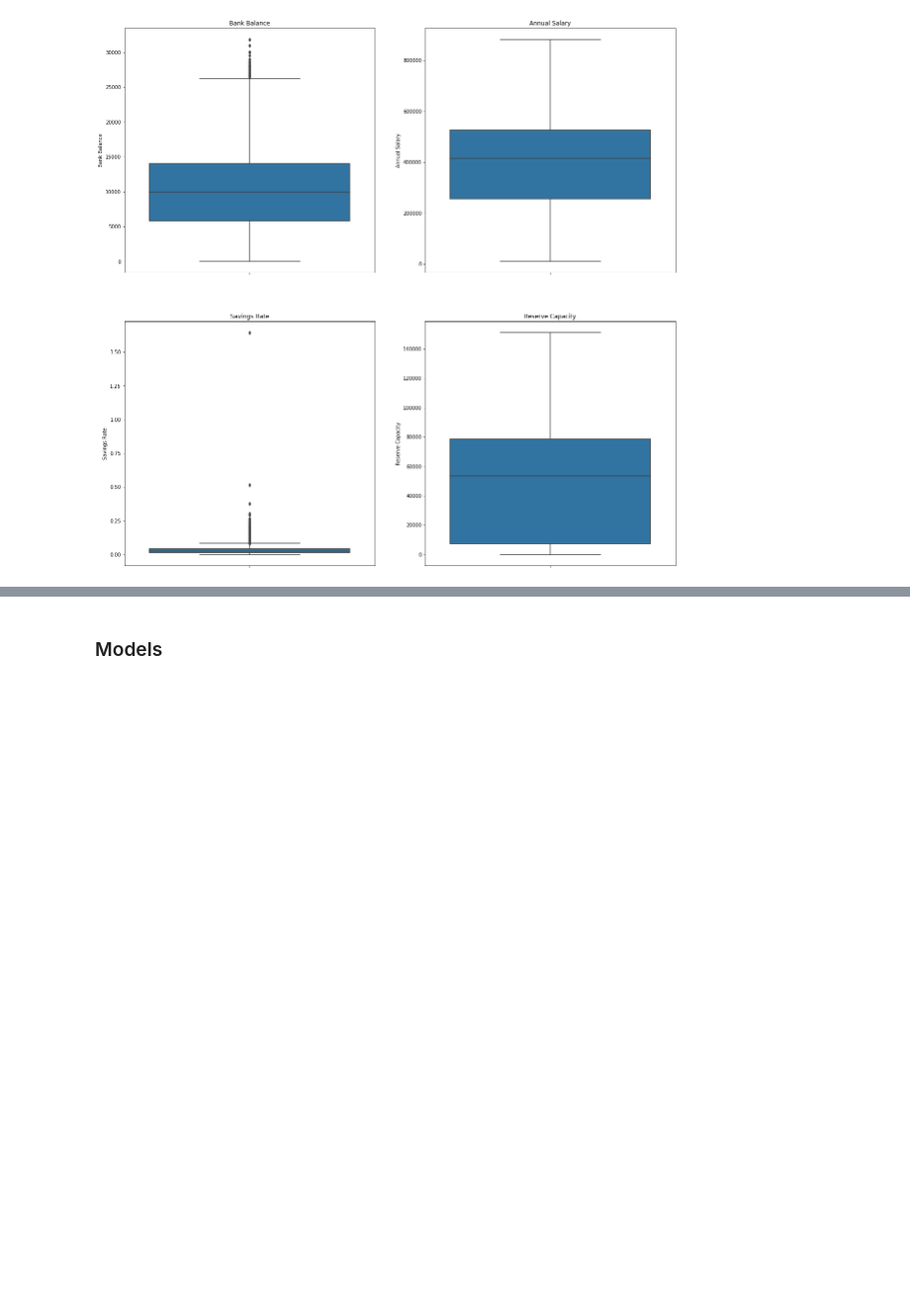
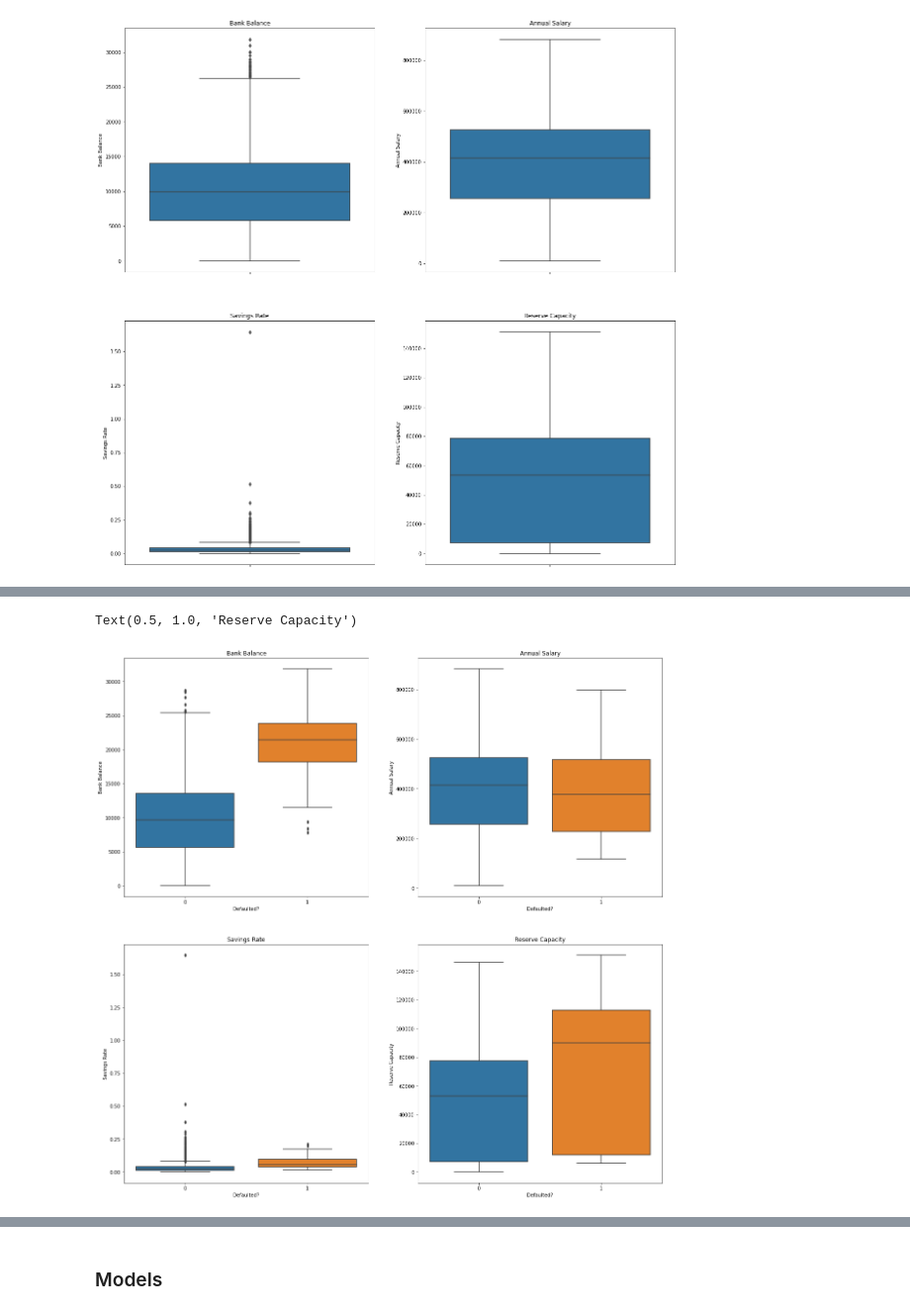
Before and after one commit to jmfinnegan12/Loan-default, a Jupyter notebook: Loan Defaults.ipynb, the cells around one changed output, grey strips where cells are left out. Shown: that part at 99% size. Drawn from its saved outputs; the diff is of its cells as text; code cells hidden in the pictures; blank space fills up the shorter version.

```diff
--- a/Loan Defaults.ipynb
+++ b/Loan Defaults.ipynb
@@ -141,2 +169,30 @@ sns.boxplot(data['Defaulted?'], data['Annual Salary'])
+# %%
+# plt.figure(figsize=(20,10))
+# plt.subplot(1,2,1)
+# sns.boxplot(data['Defaulted?'], data['Bank Balance'])
+
+# plt.subplot(1,2,2)
+# sns.boxplot(data['Defaulted?'], data['Annual Salary'])
+
+fig, axs = plt.subplots(2, 2, figsize=(20, 20))
+
+# Bank Balance
+sns.boxplot(x=data['Defaulted?'], y=data['Bank Balance'], ax=axs[0, 0])
+axs[0, 0].set_title('Bank Balance')
+
+# Annual Salary
+sns.boxplot(x=data['Defaulted?'], y=data['Annual Salary'], ax=axs[0, 1])
+axs[0, 1].set_title('Annual Salary')
+
+# Savings Rate
+sns.boxplot(x=data['Defaulted?'], y=data['Savings Rate'], ax=axs[1, 0])
+axs[1, 0].set_title('Savings Rate')
+
+# Reserve Capacity
+sns.boxplot(x=data['Defaulted?'], y=data['Reserve Capacity'], ax=axs[1, 1])
+axs[1, 1].set_title('Reserve Capacity')
+# %% [output]
+Text(0.5, 1.0, 'Reserve Capacity')
+[figure, added]
 # %%
 pd.crosstab(data['Employed'], data['Defaulted?'], normalize='index')
```
Also changed, not shown: parts of 25 cells of this notebook.
